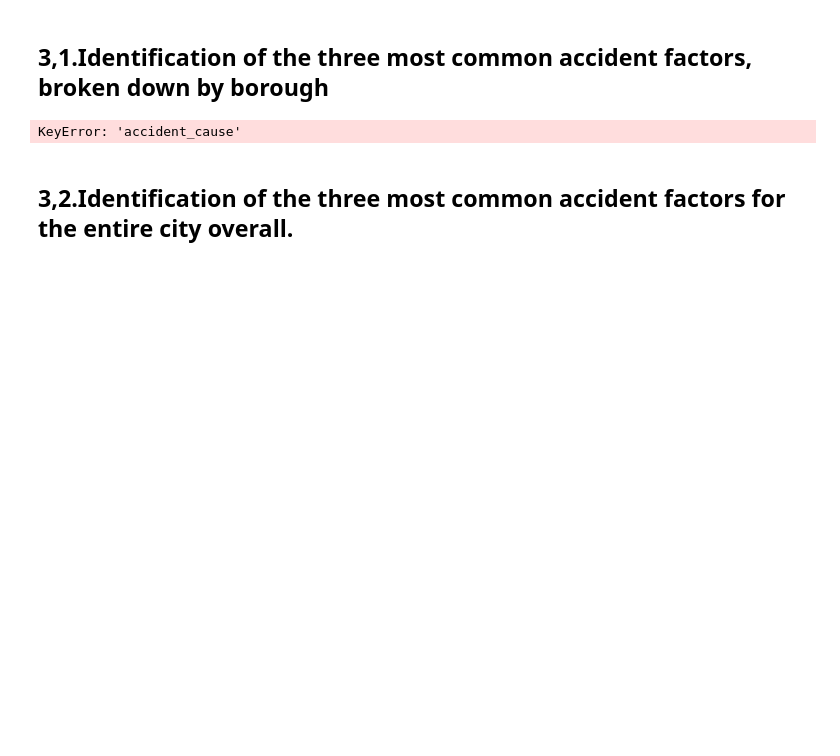
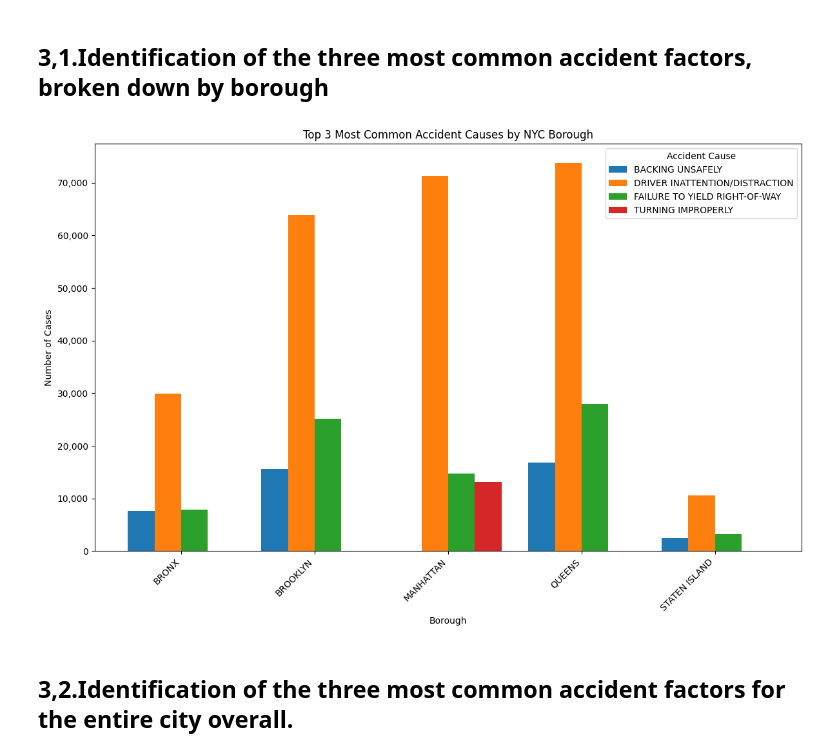
Before and after one commit to Pawelk1234/Analiza-Danych-Pandas-Pawel-Kossowski, a Jupyter notebook: nypd-motor-vehicle-collisions analysis.ipynb, the cells around one changed output. Drawn from its saved outputs; the diff is of its cells as text; code cells hidden in the pictures; blank space fills up the shorter version.

```diff
--- a/nypd-motor-vehicle-collisions analysis.ipynb
+++ b/nypd-motor-vehicle-collisions analysis.ipynb
@@ -359,36 +359,36 @@ plt.show()
 # %%
 # Grouping by BOROUGH and accident_cause to calculate the total count
 Third_Analysis_v1 = (
-    df.groupby(['BOROUGH', 'accident_cause'])
+    df_causes.groupby(['BOROUGH', 'accident_cause'])
     .size()  # Count occurrences of each cause per borough
     .reset_index(name='TOTAL_COUNT')  # Rename the count column
 )
 
 # Keeping only the top 3 causes per borough
 Third_Analysis_v1 = (
     Third_Analysis_v1.sort_values(['BOROUGH', 'TOTAL_COUNT'], ascending=[True, False])
     .groupby('BOROUGH')
     .head(3)
 )
 
 # Pivoting the data for clustered bar chart
 pivot_data = Third_Analysis_v1.pivot(index='BOROUGH', columns='accident_cause', values='TOTAL_COUNT').fillna(0)
 
 # Creating the  bar chart
 ax = pivot_data.plot(kind='bar', figsize=(12, 8), width=0.8)
 
 # Customizing the bar chart
 plt.xlabel('Borough')
 plt.ylabel('Number of Cases')
 plt.title('Top 3 Most Common Accident Causes by NYC Borough')
 plt.xticks(rotation=45, ha='right')
 plt.legend(title='Accident Cause')
 plt.tight_layout()
 plt.gca().yaxis.set_major_formatter(plt.FuncFormatter(lambda x, _: f'{x:,.0f}'))
 # Displaying the bar chart
 plt.show()
 # %% [output]
-KeyError: 'accident_cause'
+[figure, added]
 # %% [markdown]
 ## 3,2.Identification of the three most common accident factors for the entire city overall.
 # %%
```
Also changed, not shown: parts of 8 cells of this notebook.
